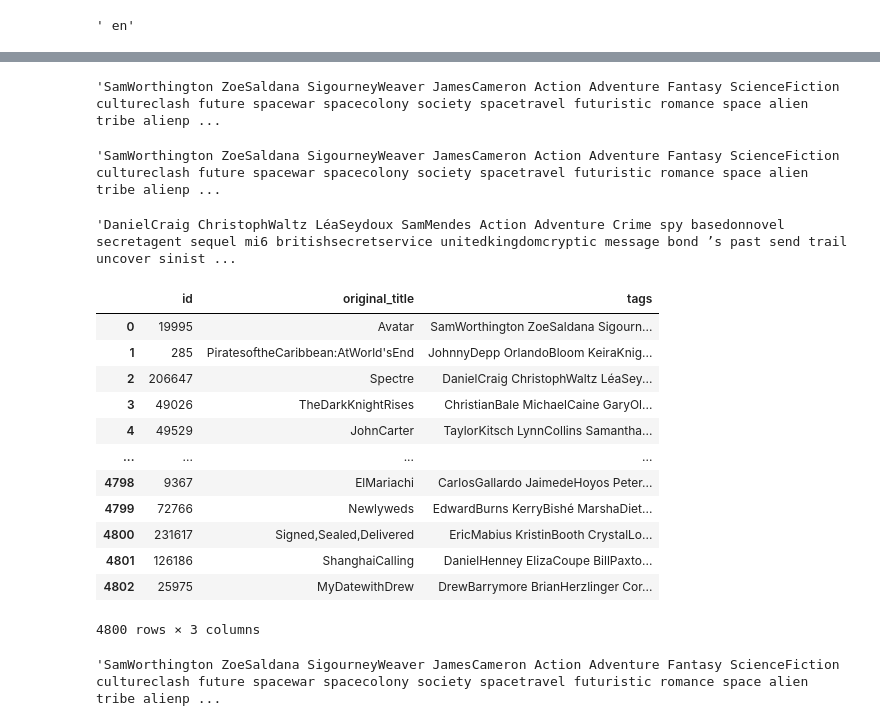
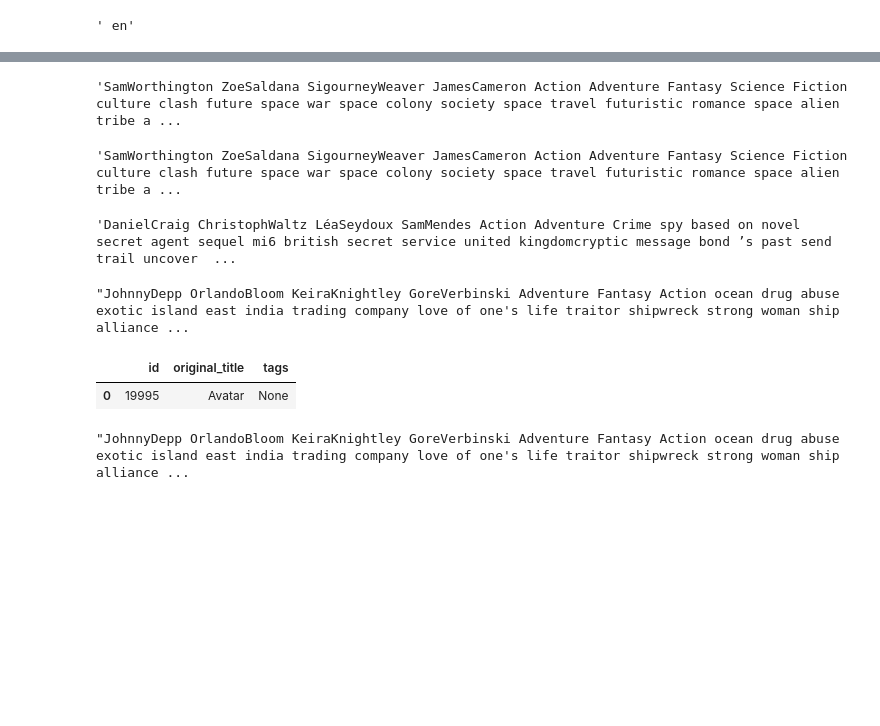
Before and after one commit to YuvrajSingh-mist/Movie_Recommender_System, a Jupyter notebook: Movie_Recommneder_System.ipynb, the cells around one changed output, grey strips where cells are left out. Cells and saved outputs as stored; diff of their text form; code cells hidden in the pictures; blank space fills up the shorter version.

```diff
--- a/Movie_Recommneder_System.ipynb
+++ b/Movie_Recommneder_System.ipynb
@@ -569,14 +564,14 @@ df2['cast'] = df2['cast'].apply(remove_spaces)
 # %%
 df2['director'] = df2['director'].apply(remove_spaces)
 # %%
-df2['genres'] = df2['genres'].apply(remove_spaces)
+# df2['genres'] = df2['genres'].apply(remove_spaces)
 # %%
 df2.head(1)
 # %% [output]
 |  | id | cast | director | genres | keywords | original_language | original_title | overview |
 | 0 | 19995 | [SamWorthington, ZoeSaldana, Sigo... | [JamesCameron] | [Action, Adventure, Fantasy, Scie... | [culture clash, future, space war... | en | Avatar | 22nd century paraplegic marine di... |
 # %%
-df2['keywords'] = df2['keywords'].apply(remove_spaces)
+# df2['keywords'] = df2['keywords'].apply(remove_spaces)
 # %%
 df2['combined'] = df2['cast'] + df2['director'] + df2['genres'] + df2['keywords']
 # %%
@@ -615,7 +610,7 @@ replace_big_spaces(msg)
 # %% [output]
 '22nd century paraplegic marine dispatch moon pandora unique mission become torn follow order protect alien civilization'
 # %%
-df2['overview'] = df2['overview'].apply(replace_big_spaces)
+# df2['overview'] = df2['overview'].apply(replace_big_spaces)
 # %%
 df2.head(5)
 # %% [output]
@@ -710,10 +705,10 @@ df2.head(1)
 # %%
 df2.iloc[0, 9]
 # %% [output]
-'SamWorthington ZoeSaldana SigourneyWeaver JamesCameron Action Adventure Fantasy ScienceFiction cultureclash future spacewar spacecolony society spacetravel futuristic romance space alien tribe alienp ...
+'SamWorthington ZoeSaldana SigourneyWeaver JamesCameron Action Adventure Fantasy Science Fiction culture clash future space war space colony society space travel futuristic romance space alien tribe a ...
 # %%
 movies = df2[['id', 'original_title', 'tags']]
 # %%
 movies.iloc[0,2]
 # %% [output]
-'SamWorthington ZoeSaldana SigourneyWeaver JamesCameron Action Adventure Fantasy ScienceFiction cultureclash future spacewar spacecolony society spacetravel futuristic romance space alien tribe alienp ...
+'SamWorthington ZoeSaldana SigourneyWeaver JamesCameron Action Adventure Fantasy Science Fiction culture clash future space war space colony society space travel futuristic romance space alien tribe a ...
@@ -724,5 +721,5 @@ movies['tags'] = movies['tags'] + movies['original_title']
 # %%
 movies.iloc[2, 2]
 # %% [output]
-'DanielCraig ChristophWaltz LéaSeydoux SamMendes Action Adventure Crime spy basedonnovel secretagent sequel mi6 britishsecretservice unitedkingdomcryptic message bond ’s past send trail uncover sinist ...
+'DanielCraig ChristophWaltz LéaSeydoux SamMendes Action Adventure Crime spy based on novel secret agent sequel mi6 british secret service united kingdomcryptic message bond ’s past send trail uncover  ...
 # %%
@@ -732,27 +729,18 @@ def remove_spaces_str(string):
     string = string.replace(' ', '')
     return string
 # %%
-movies['original_title'] = movies['original_title'].apply(remove_spaces_str)
+msg
+# %% [output]
+"JohnnyDepp OrlandoBloom KeiraKnightley GoreVerbinski Adventure Fantasy Action ocean drug abuse exotic island east india trading company love of one's life traitor shipwreck strong woman ship alliance ...
 # %%
-movies
+movies.head(1)
 # %% [output]
 |  | id | original_title | tags |
-| 0 | 19995 | Avatar | SamWorthington ZoeSaldana Sigourn... |
-| 1 | 285 | PiratesoftheCaribbean:AtWorld'sEnd | JohnnyDepp OrlandoBloom KeiraKnig... |
-| 2 | 206647 | Spectre | DanielCraig ChristophWaltz LéaSey... |
-| 3 | 49026 | TheDarkKnightRises | ChristianBale MichaelCaine GaryOl... |
-| 4 | 49529 | JohnCarter | TaylorKitsch LynnCollins Samantha... |
-| ... | ... | ... | ... |
-| 4798 | 9367 | ElMariachi | CarlosGallardo JaimedeHoyos Peter... |
-| 4799 | 72766 | Newlyweds | EdwardBurns KerryBishé MarshaDiet... |
-| 4800 | 231617 | Signed,Sealed,Delivered | EricMabius KristinBooth CrystalLo... |
-| 4801 | 126186 | ShanghaiCalling | DanielHenney ElizaCoupe BillPaxto... |
-| 4802 | 25975 | MyDatewithDrew | DrewBarrymore BrianHerzlinger Cor... |
+| 0 | 19995 | Avatar | None |
-4800 rows × 3 columns
 # %%
-movies.iloc[0,2]
+movies.iloc[1,2]
 # %% [output]
-'SamWorthington ZoeSaldana SigourneyWeaver JamesCameron Action Adventure Fantasy ScienceFiction cultureclash future spacewar spacecolony society spacetravel futuristic romance space alien tribe alienp ...
+"JohnnyDepp OrlandoBloom KeiraKnightley GoreVerbinski Adventure Fantasy Action ocean drug abuse exotic island east india trading company love of one's life traitor shipwreck strong woman ship alliance ...
 # %%
 # movies['original_title'] = movies['original_title'].apply(insert_space_at_beginning)
 # %%
```
Also changed, not shown: parts of 45 cells of this notebook.
